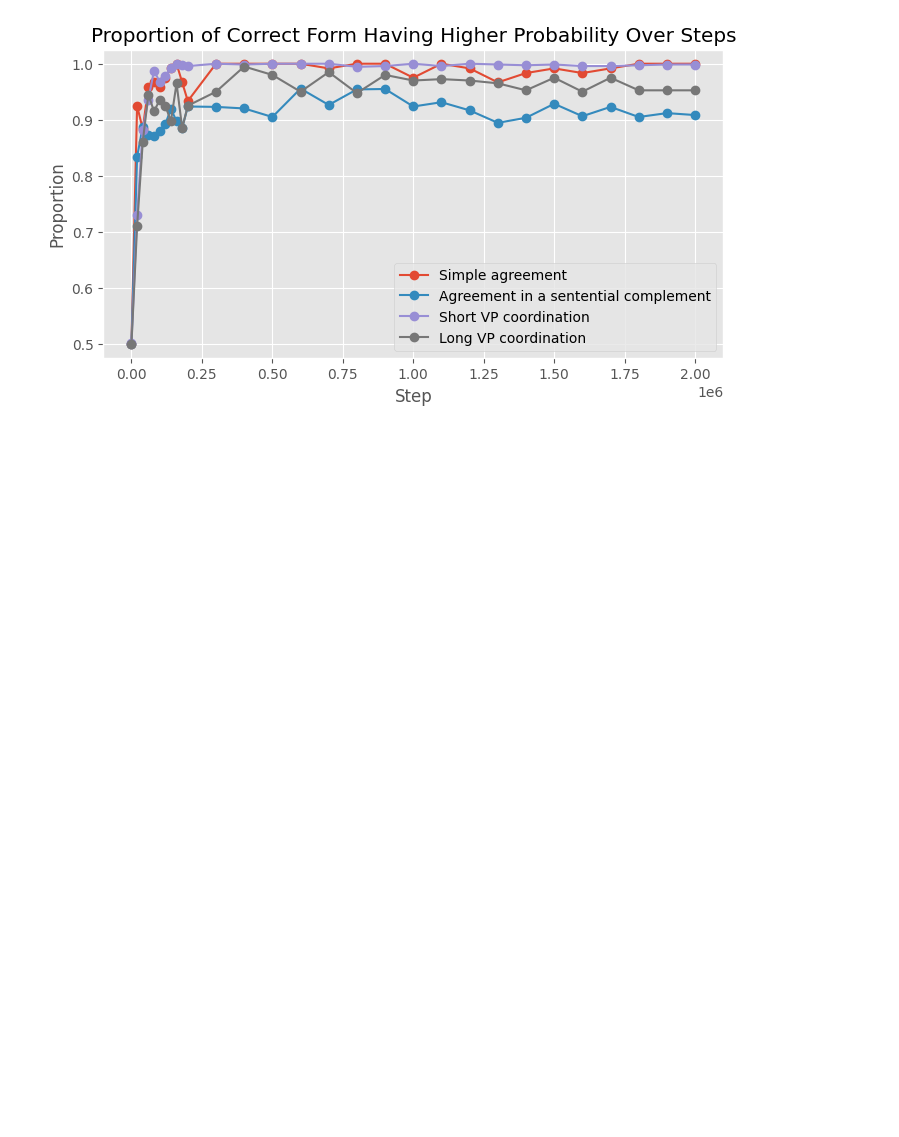
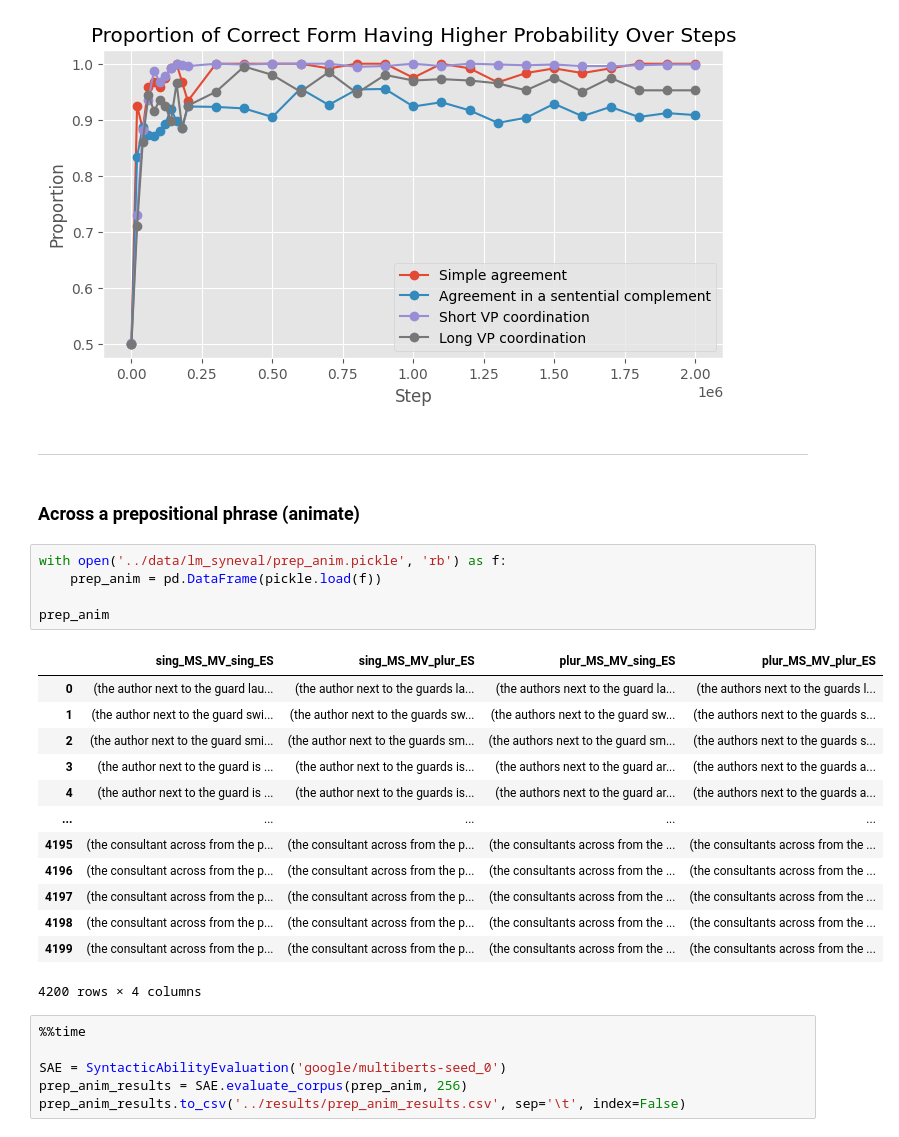
Before and after one commit to NazaninShafiabadi/NeuralLMs, a Jupyter notebook: src/syntax_acquisition.ipynb, the cells around one changed output. Drawn from its saved outputs; the diff is of its cells as text; blank space fills up the shorter version.

```diff
--- a/src/syntax_acquisition.ipynb
+++ b/src/syntax_acquisition.ipynb
@@ -382,3 +382,32 @@ plot_proportion_correct([(simple_agrmt_results, 'Simple agreement'),
                          (long_vp_coord_results, 'Long VP coordination')])
 # %% [output]
 [figure]
+# %% [markdown]
+---
+# %% [markdown]
+### Across a prepositional phrase (animate)
+# %%
+with open('../data/lm_syneval/prep_anim.pickle', 'rb') as f:
+    prep_anim = pd.DataFrame(pickle.load(f))
+
+prep_anim
+# %% [output]
+|  | sing_MS_MV_sing_ES | sing_MS_MV_plur_ES | plur_MS_MV_sing_ES | plur_MS_MV_plur_ES |
+| 0 | (the author next to the guard lau... | (the author next to the guards la... | (the authors next to the guard la... | (the authors next to the guards l... |
+| 1 | (the author next to the guard swi... | (the author next to the guards sw... | (the authors next to the guard sw... | (the authors next to the guards s... |
+| 2 | (the author next to the guard smi... | (the author next to the guards sm... | (the authors next to the guard sm... | (the authors next to the guards s... |
+| 3 | (the author next to the guard is ... | (the author next to the guards is... | (the authors next to the guard ar... | (the authors next to the guards a... |
+| 4 | (the author next to the guard is ... | (the author next to the guards is... | (the authors next to the guard ar... | (the authors next to the guards a... |
+| ... | ... | ... | ... | ... |
+| 4195 | (the consultant across from the p... | (the consultant across from the p... | (the consultants across from the ... | (the consultants across from the ... |
+| 4196 | (the consultant across from the p... | (the consultant across from the p... | (the consultants across from the ... | (the consultants across from the ... |
+| 4197 | (the consultant across from the p... | (the consultant across from the p... | (the consultants across from the ... | (the consultants across from the ... |
+| 4198 | (the consultant across from the p... | (the consultant across from the p... | (the consultants across from the ... | (the consultants across from the ... |
+| 4199 | (the consultant across from the p... | (the consultant across from the p... | (the consultants across from the ... | (the consultants across from the ... |
+4200 rows × 4 columns
+# %%
+%%time
+
+SAE = SyntacticAbilityEvaluation('google/multiberts-seed_0')
+prep_anim_results = SAE.evaluate_corpus(prep_anim, 256)
+prep_anim_results.to_csv('../results/prep_anim_results.csv', sep='\t', index=False)
```
Also changed, not shown: 1 other file.
